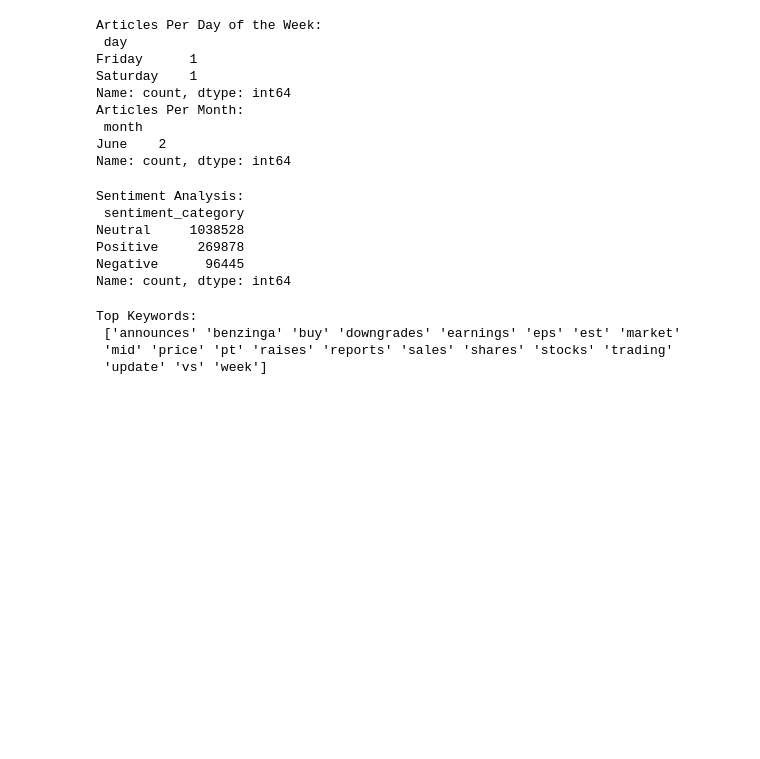
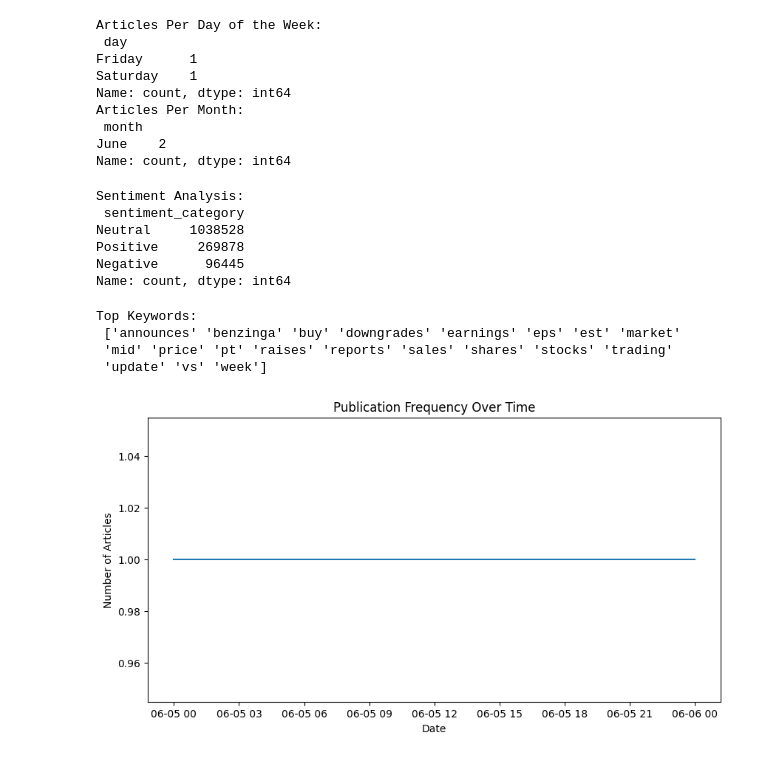
Before and after one commit to malzbanker/AIM-WEEK-1, a Jupyter notebook: notebooks/eda.ipynb, the cells around one changed output. Drawn from its saved outputs; the diff is of its cells as text; code cells hidden in the pictures; blank space fills up the shorter version.

Commit message:
commit for puplication time analysis script

```diff
--- a/notebooks/eda.ipynb
+++ b/notebooks/eda.ipynb
@@ -134,3 +134,18 @@ Top Keywords:
  ['announces' 'benzinga' 'buy' 'downgrades' 'earnings' 'eps' 'est' 'market'
  'mid' 'price' 'pt' 'raises' 'reports' 'sales' 'shares' 'stocks' 'trading'
  'update' 'vs' 'week']
+# %%
+import matplotlib.pyplot as plt
+
+# Group by date
+daily_counts = data.groupby(data['date'].dt.date).size()
+
+# Plot the data
+plt.figure(figsize=(10, 5))
+daily_counts.plot(kind='line')
+plt.title('Publication Frequency Over Time')
+plt.xlabel('Date')
+plt.ylabel('Number of Articles')
+plt.show()
+# %% [output]
+[figure, added]
```
Also changed, not shown: parts of 4 cells of this notebook.
